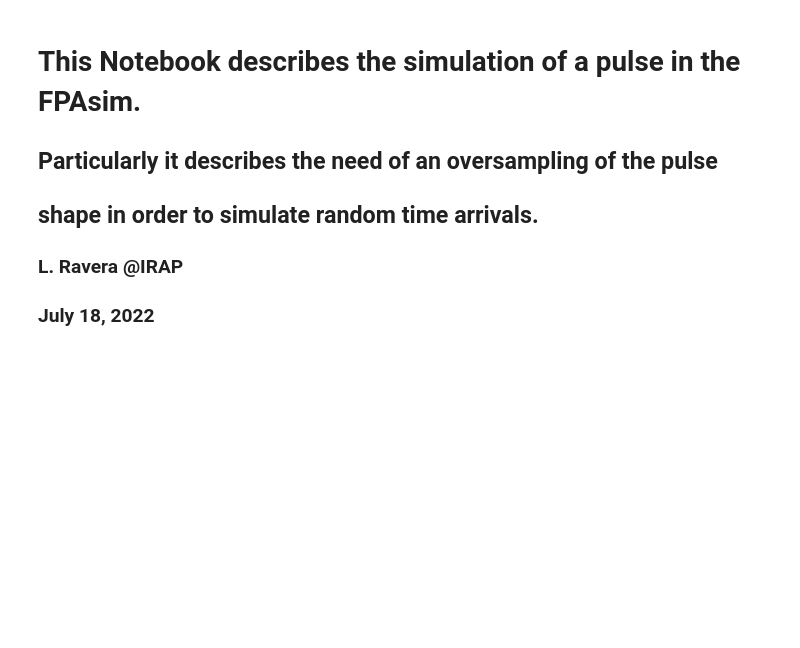
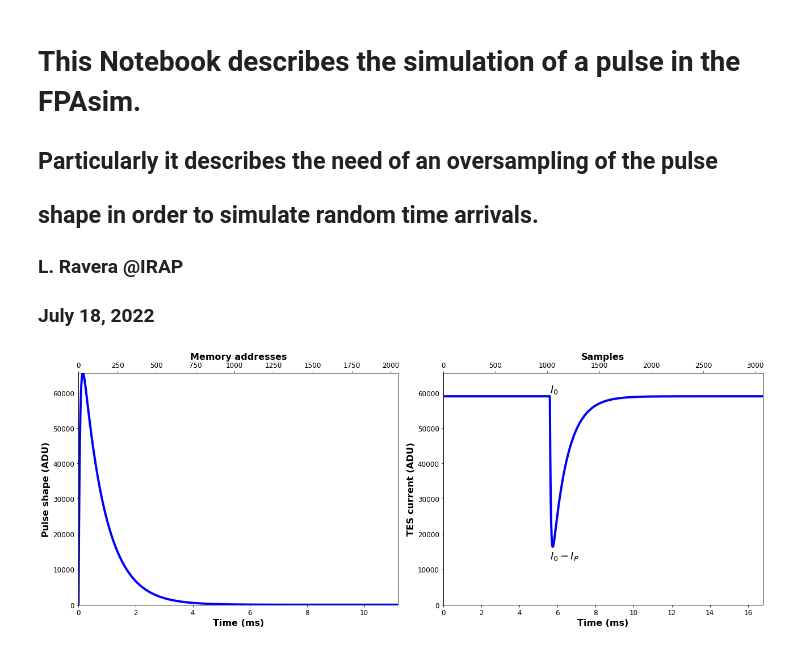
Before and after one commit to LaurentRavera/MyTechNotes, a Jupyter notebook: Pulse_simulation/pulse_sim.ipynb, the cells around one changed output. Cells and saved outputs as stored; diff of their text form; code cells hidden in the pictures; blank space fills up the shorter version.

```diff
--- a/Pulse_simulation/pulse_sim.ipynb
+++ b/Pulse_simulation/pulse_sim.ipynb
@@ -10 +26,67 @@ import matplotlib.pyplot as plt
+# %%
+# Plotting the pulse shape
+
+npts = 2048
+t = np.arange(npts) / f_frame
+
+nb_bits = 16
+size = 2 ** nb_bits -1
+
+pulse = np.zeros(len(t))
+pulse += -np.exp(-t/taurise)+np.exp(-t/taufall)
+pulse = pulse * size / pulse.max()
+
+fig1=plt.figure(1,(18,7))
+
+ax1=fig1.add_subplot(1,2,1)
+ax1.plot(t*1e3, pulse, linewidth=4, color='b')
+ax1.set_xlabel("Time (ms)")
+ax1.set_ylabel("Pulse shape (ADU)")
+ax1.set_ylim([0,size])
+ax1.set_xlim([0, t[-1]*1e3])
+ax2 = ax1.twiny()
+ax2.set_xlim(0, npts)
+ax2.set_xlabel("Memory addresses")
+
+for item in ([ax1.xaxis.label, ax1.yaxis.label, ax2.xaxis.label]):
+    item.set_weight('bold')
+for item in ([ax1.xaxis.label, ax1.yaxis.label, ax2.xaxis.label]):
+    item.set_fontsize(16)
+for item in (ax1.get_xticklabels() + ax1.get_yticklabels() + ax2.get_xticklabels()):
+    item.set_fontsize(12)
+
+# plotting the TES current
+t2 = np.arange(1.5*npts) / f_frame
+I0 = 0.9*size
+Ip = 0.65
+signal = np.append(I0*np.ones(int(0.5*npts)), I0 - Ip * pulse)
+
+ax3=fig1.add_subplot(1,2,2)
+ax3.plot(t2*1e3, signal, linewidth=4, color='b')
+ax3.set_xlabel("Time (ms)")
+ax3.set_ylabel("TES current (ADU)")
+ax3.set_ylim([0,size])
+ax3.set_xlim([0,t2[-1]*1e3])
+ax4 = ax3.twiny()
+ax4.set_xlim(0, 1.5*npts)
+ax4.set_xlabel("Samples")
+
+font = {
+        'size': 18
+        }
+
+ax3.text(t[int(npts/2)]*1e3, I0*1.02, r"$I_0$", fontdict=font)
+ax3.text(t[int(npts/2)]*1e3, I0*(1-Ip*1.2), r"$I_0-I_P$", fontdict=font)
+
+for item in ([ax3.xaxis.label, ax3.yaxis.label, ax4.xaxis.label]):
+    item.set_weight('bold')
+for item in ([ax3.xaxis.label, ax3.yaxis.label, ax4.xaxis.label]):
+    item.set_fontsize(16)
+for item in (ax3.get_xticklabels() + ax3.get_yticklabels() + ax4.get_xticklabels()):
+    item.set_fontsize(12)
+
+fig1.tight_layout()
+plt.savefig('tes_current.png', dpi=300, bbox_inches='tight')
+# %% [output]
+[figure, added]
 # %%
```
Also changed, not shown: parts of 2 cells of this notebook, 2 other files.
